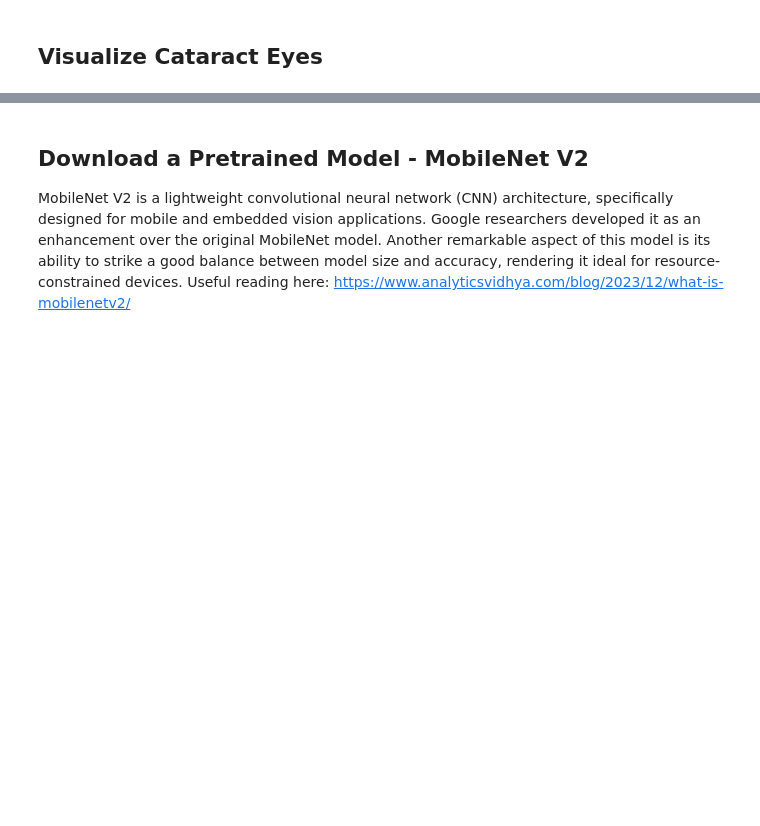
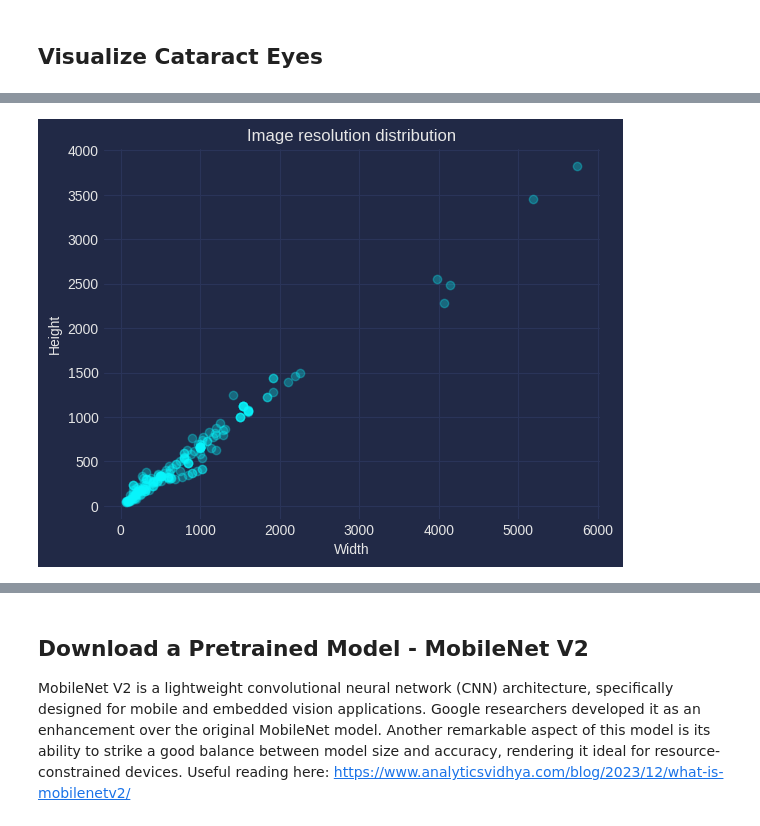
Before and after one commit to eadka/cataract_detection, a Jupyter notebook: notebooks/cataract-detection.ipynb, the cells around one changed output, grey strips where cells are left out. Saved outputs shown, nothing was run; the diff lists cells and outputs as text; code cells hidden in the pictures; blank space fills up the shorter version.

```diff
--- a/notebooks/cataract-detection.ipynb
+++ b/notebooks/cataract-detection.ipynb
@@ -134,0 +209,8 @@ visualize_images(visualize_path, num_images=3)
+# %%
+plt.scatter(widths, heights, alpha=0.3)
+plt.xlabel("Width")
+plt.ylabel("Height")
+plt.title("Image resolution distribution")
+plt.show()
+# %% [output]
+[figure, added]
```
Also changed, not shown: parts of 46 cells of this notebook.
